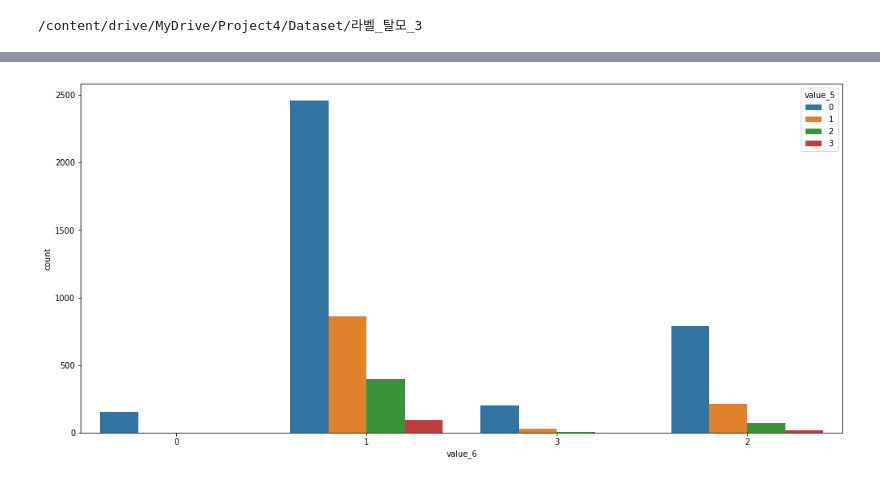
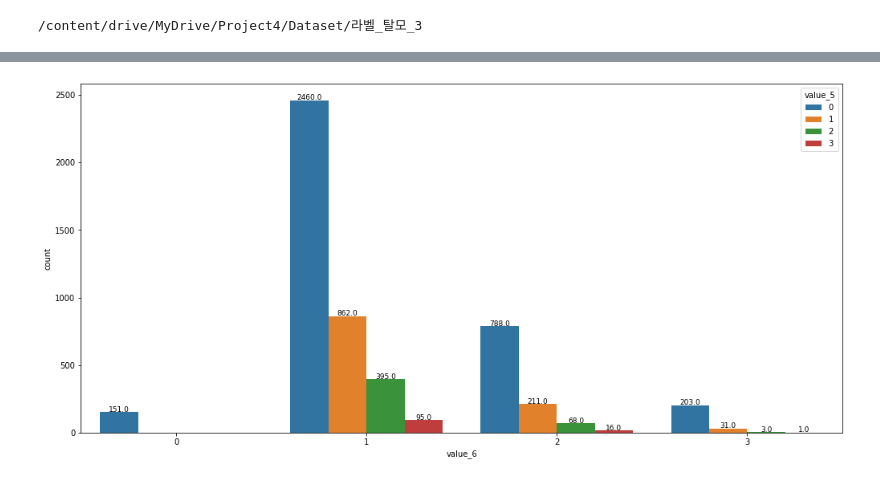
Before and after one commit to JJay1010/K-software_-, a Jupyter notebook: SuminLee/Project4/Project4.ipynb, the cells around one changed output, grey strips where cells are left out. Drawn from its saved outputs; the diff is of its cells as text; code cells hidden in the pictures.

```diff
--- a/SuminLee/Project4/Project4.ipynb
+++ b/SuminLee/Project4/Project4.ipynb
@@ -371,6 +362,9 @@ df
 # %%
 # 미세각질
 plt.figure(figsize=(17,8))
-sns.countplot(x='value_6', data=df.sort_values(by = 'value_1'), hue='value_1')
+ax = sns.countplot(x='value_6', data=df_6.sort_values(by = 'value_1'), hue='value_1')
+for p in ax.patches:
+    height = p.get_height()
+    ax.text(p.get_x() + p.get_width() / 2., height + 3, height, ha = 'center', size = 9)
 plt.show()
 # %% [output]
@@ -378,7 +378,9 @@ plt.show()
 # %%
 # 피지과다
-
 plt.figure(figsize=(17,8))
-sns.countplot(x='value_6', data=df.sort_values(by = 'value_2'), hue='value_2')
+ax = sns.countplot(x='value_6', data=df_6.sort_values(by = 'value_2'), hue='value_2')
+for p in ax.patches:
+    height = p.get_height()
+    ax.text(p.get_x() + p.get_width() / 2., height + 3, height, ha = 'center', size = 9)
 plt.show()
 # %% [output]
@@ -386,6 +396,9 @@ plt.show()
 # %%
 # 모낭사이홍반
 plt.figure(figsize=(17,8))
-sns.countplot(x='value_6', data=df.sort_values(by = 'value_3'), hue='value_3')
+ax = sns.countplot(x='value_6', data=df_6.sort_values(by = 'value_3'), hue='value_3')
+for p in ax.patches:
+    height = p.get_height()
+    ax.text(p.get_x() + p.get_width() / 2., height + 3, height, ha = 'center', size = 9)
 plt.show()
 # %% [output]
@@ -393,6 +412,9 @@ plt.show()
 # %%
 # 모낭홍반/농포
 plt.figure(figsize=(17,8))
-sns.countplot(x='value_6', data=df.sort_values(by = 'value_4'), hue='value_4')
+ax = sns.countplot(x='value_6', data=df_6.sort_values(by = 'value_4'), hue='value_4')
+for p in ax.patches:
+    height = p.get_height()
+    ax.text(p.get_x() + p.get_width() / 2., height + 3, height, ha = 'center', size = 9)
 plt.show()
 # %% [output]
@@ -400,6 +428,9 @@ plt.show()
 # %%
 # 비듬
 plt.figure(figsize=(17,8))
-sns.countplot(x='value_6', data=df.sort_values(by = 'value_5'), hue='value_5')
+ax = sns.countplot(x='value_6', data=df_6.sort_values(by = 'value_5'), hue='value_5')
+for p in ax.patches:
+    height = p.get_height()
+    ax.text(p.get_x() + p.get_width() / 2., height + 3, height, ha = 'center', size = 9)
 plt.show()
 # %% [output]
@@ -406 +443 @@ plt.show()
-[figure, old version]
+[figure, new version]
```
Also changed, not shown: parts of 32 cells of this notebook.
